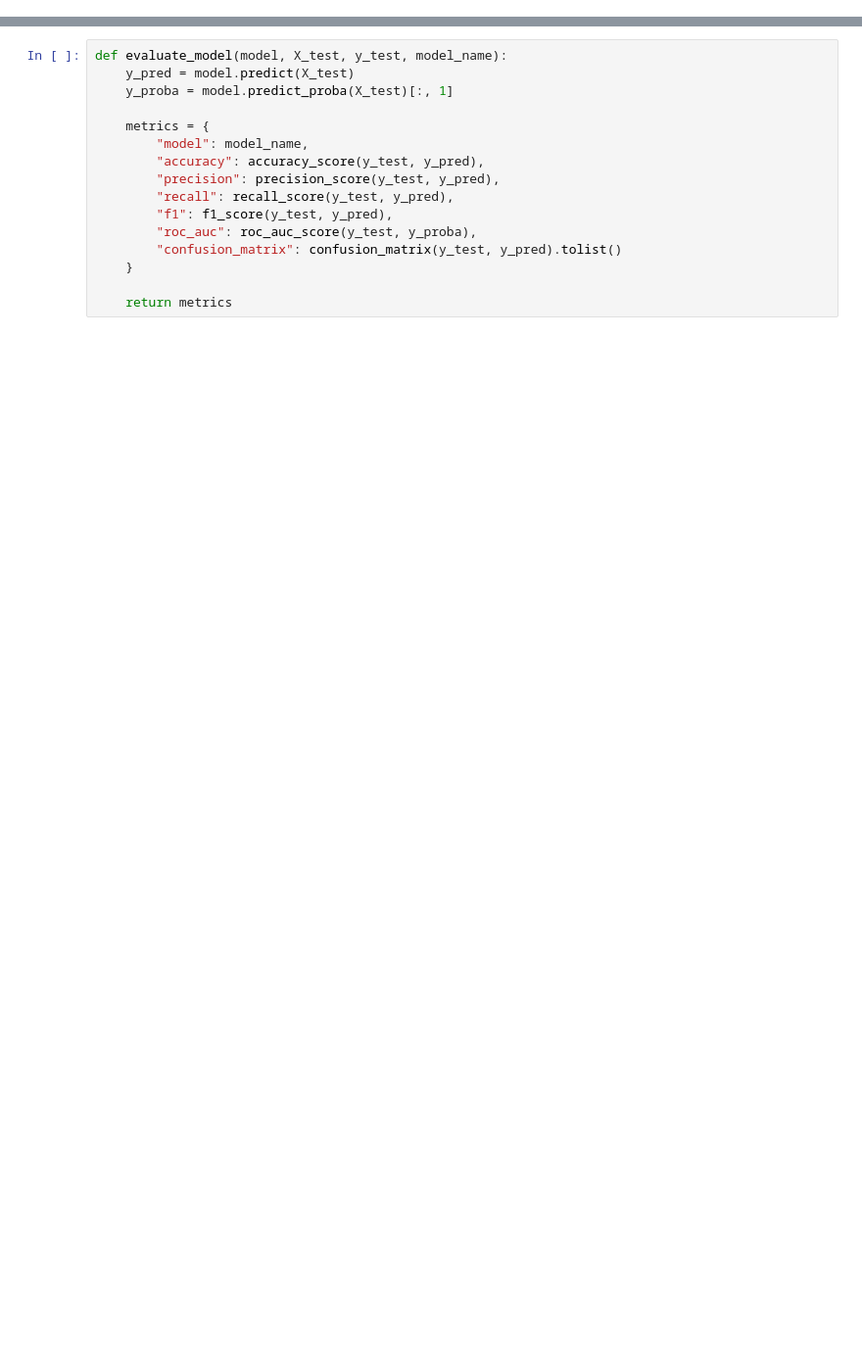
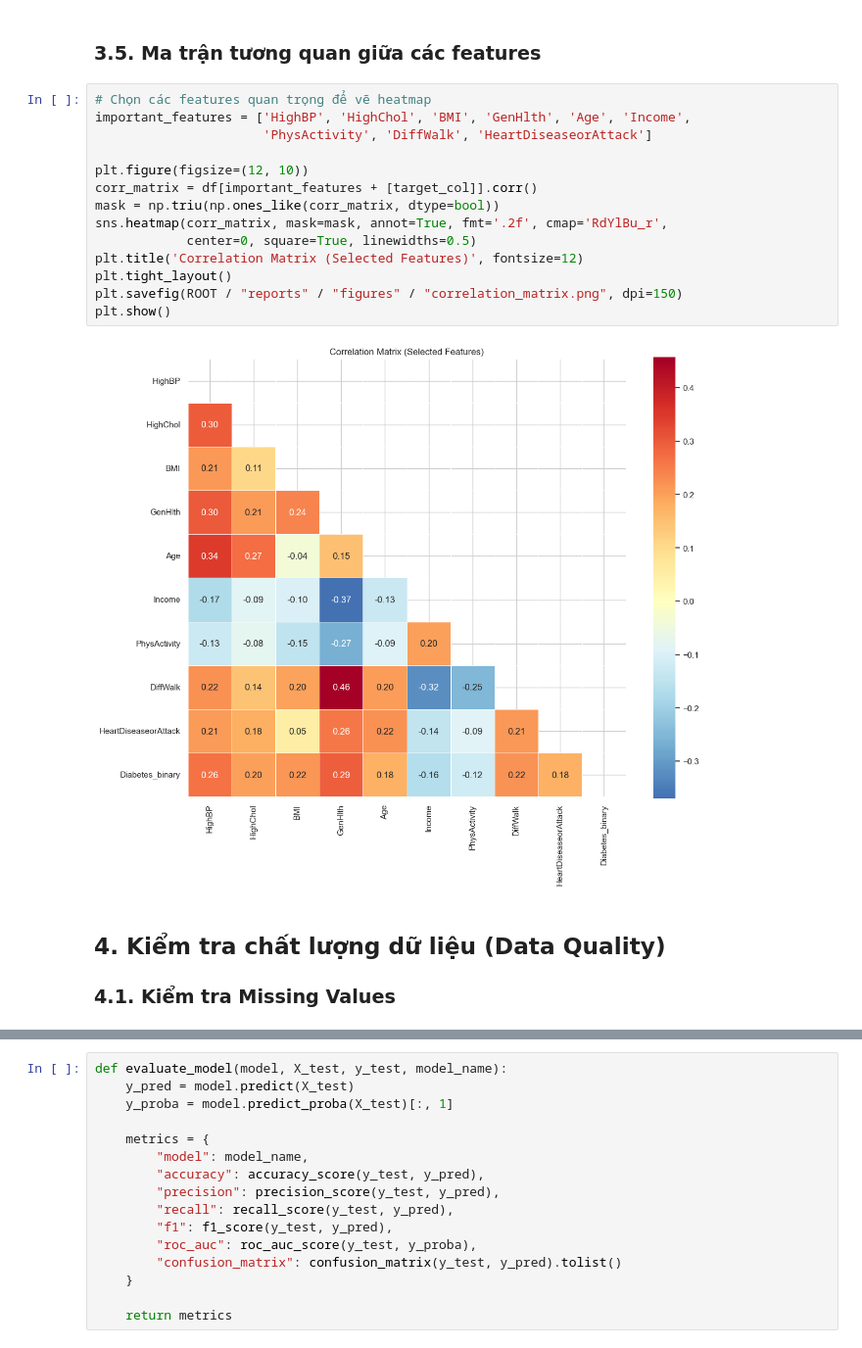
Before and after one commit to bngcVu/diabetes-classification-mining, a Jupyter notebook: notebooks/02_preprocessing_modeling.ipynb, the cells around one changed output, grey strips where cells are left out. Shown at 98% size. Cells and saved outputs as stored; diff of their text form; blank space fills up the shorter version.

```diff
--- a/notebooks/02_preprocessing_modeling.ipynb
+++ b/notebooks/02_preprocessing_modeling.ipynb
@@ -439,0 +291,22 @@ print(feature_scores.head(15).to_string(index=False))
+# %% [markdown]
+### 3.5. Ma trận tương quan giữa các features
+# %%
+# Chọn các features quan trọng để vẽ heatmap
+important_features = ['HighBP', 'HighChol', 'BMI', 'GenHlth', 'Age', 'Income',
+                      'PhysActivity', 'DiffWalk', 'HeartDiseaseorAttack']
+
+plt.figure(figsize=(12, 10))
+corr_matrix = df[important_features + [target_col]].corr()
+mask = np.triu(np.ones_like(corr_matrix, dtype=bool))
+sns.heatmap(corr_matrix, mask=mask, annot=True, fmt='.2f', cmap='RdYlBu_r',
+            center=0, square=True, linewidths=0.5)
+plt.title('Correlation Matrix (Selected Features)', fontsize=12)
+plt.tight_layout()
+plt.savefig(ROOT / "reports" / "figures" / "correlation_matrix.png", dpi=150)
+plt.show()
+# %% [output]
+[figure, added]
+# %% [markdown]
+## 4. Kiểm tra chất lượng dữ liệu (Data Quality)
+
+### 4.1. Kiểm tra Missing Values
```
Also changed, not shown: parts of 159 cells of this notebook, 22 other files.
